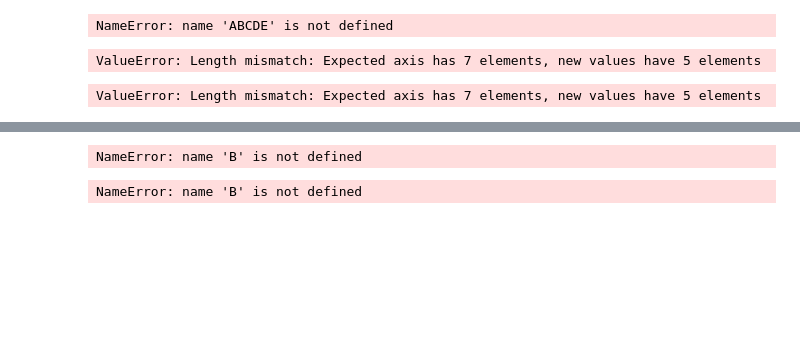
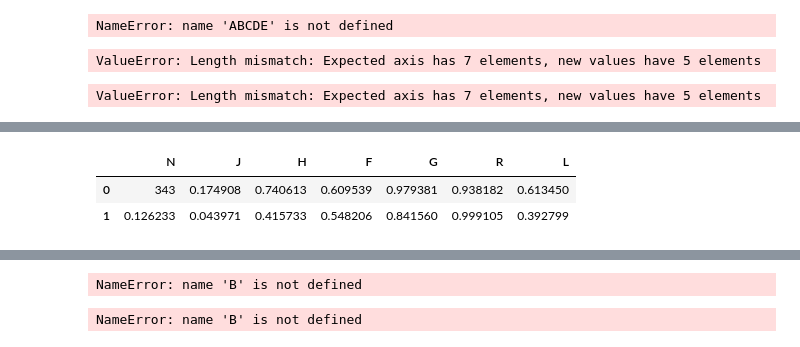
Before and after one commit to abhaymaurya57/pandas, a Jupyter notebook: Untitled.ipynb, the cells around one changed output, grey strips where cells are left out. Saved outputs shown, nothing was run; the diff lists cells and outputs as text; code cells hidden in the pictures; blank space fills up the shorter version.

```diff
--- a/Untitled.ipynb
+++ b/Untitled.ipynb
@@ -520,3 +536,13 @@ newdf.head(2)
+# %%
+col = newdf.head(2)
+# %%
+c= pd.DataFrame(col)
+c.columns = list("NJHFGRL")
+c
+# %% [output]
+|  | N | J | H | F | G | R | L |
+| 0 | 343 | 0.174908 | 0.740613 | 0.609539 | 0.979381 | 0.938182 | 0.613450 |
+| 1 | 0.126233 | 0.043971 | 0.415733 | 0.548206 | 0.841560 | 0.999105 | 0.392799 |
 # %%
 newdf.loc[0,0]=343
 # %%
```
Also changed, not shown: parts of 63 cells of this notebook, 7 other files.
